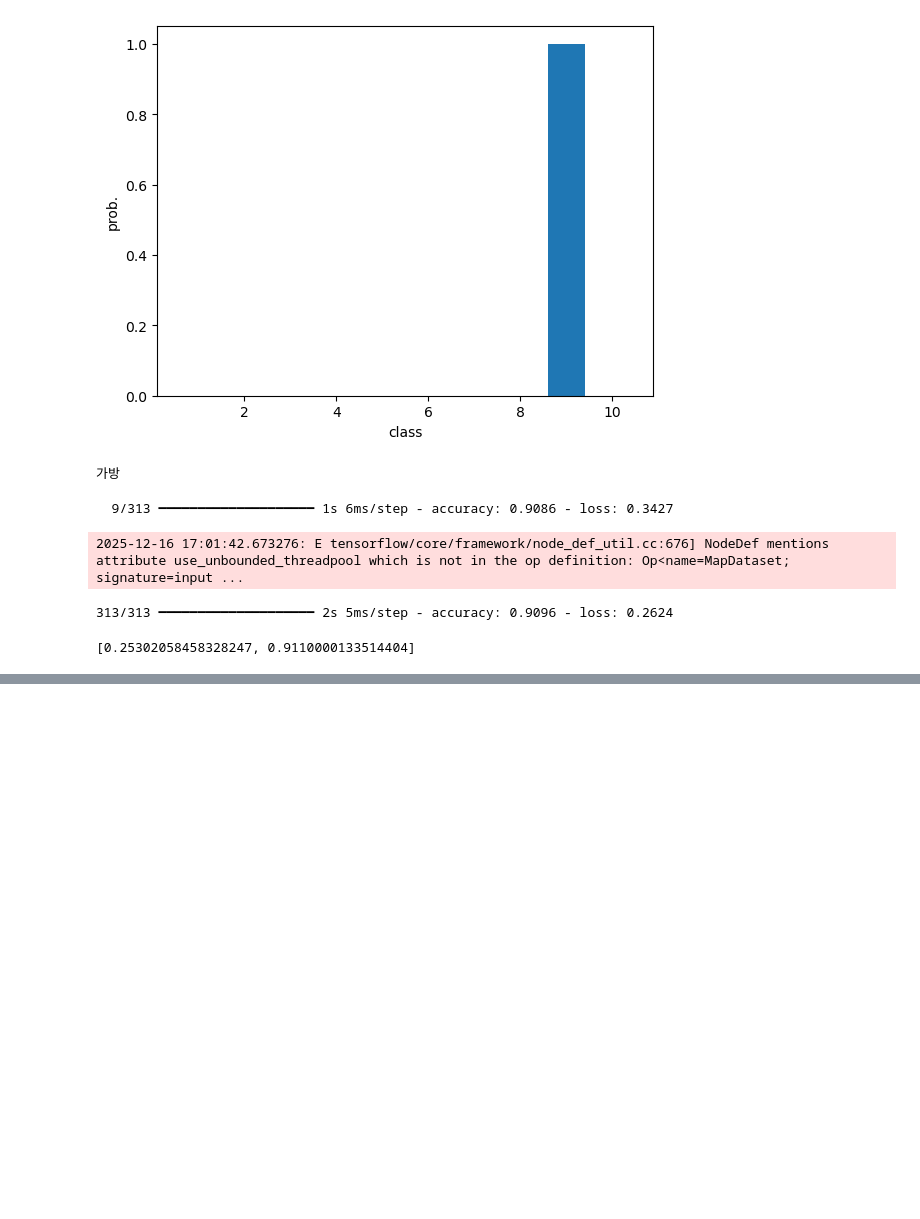
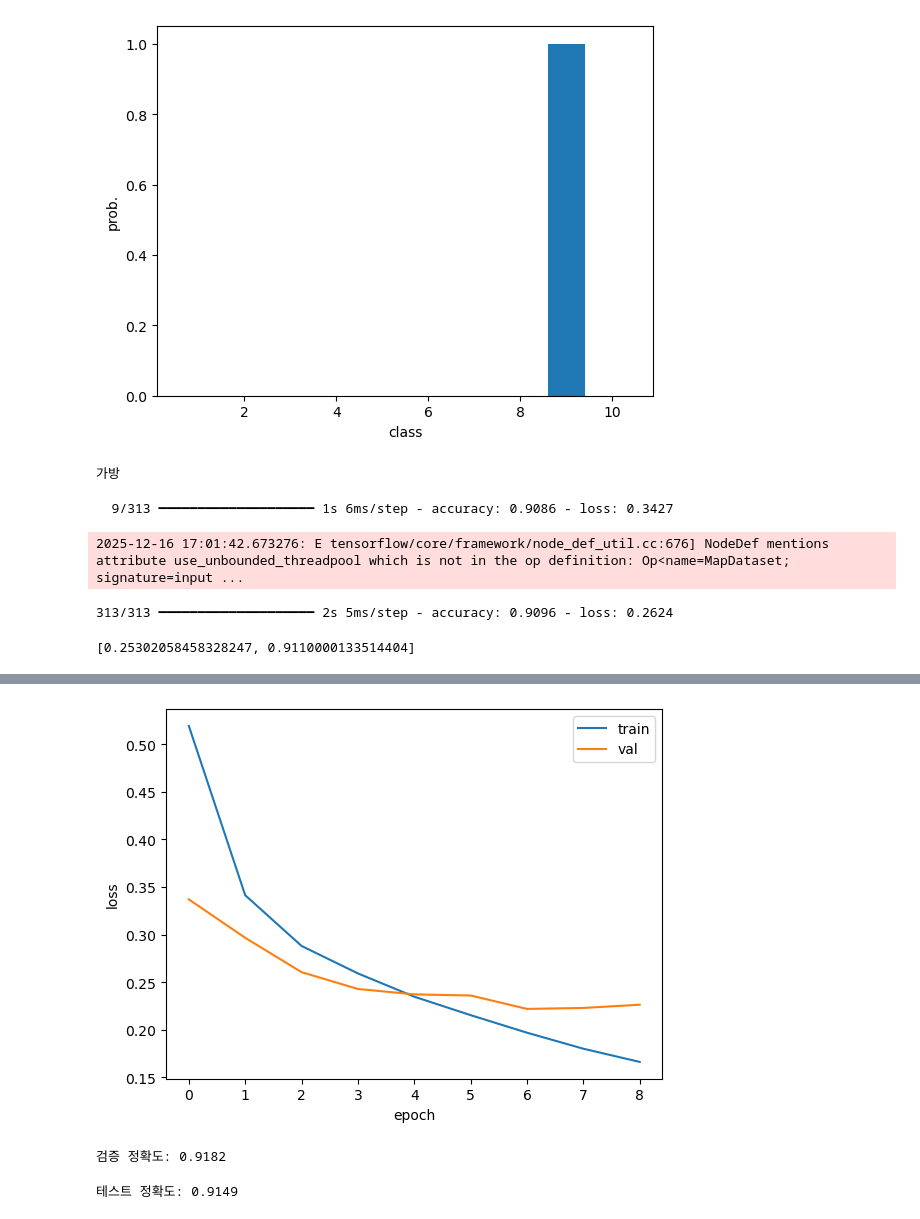
Before and after one commit to oracleaistudy/chanho-ma, a Jupyter notebook: ch08-2.ipynb, the cells around one changed output, grey strips where cells are left out. Drawn from its saved outputs; the diff is of its cells as text; code cells hidden in the pictures; blank space fills up the shorter version.

```diff
--- a/ch08-2.ipynb
+++ b/ch08-2.ipynb
@@ -159,0 +198,14 @@ model.evaluate(test_scaled, test_target)
+# %%
+# 합성곱 모델링
+model = nn.Sequential()
+model.add_module('conv1', nn.Conv2d(1, 32, kernel_size=3, padding='same')) # (3,3) 필터 32개를 입출력 동일하게 패딩
+model.add_module('relu1', nn.ReLU()) # 렐루 활성화 함수
+model.add_module('pool1', nn.MaxPool2d(2)) # (2,2)최대풀링
+model.add_module('conv2', nn.Conv2d(32, 64, kernel_size=3, padding='same')) #
+model.add_module('relu2', nn.ReLU()) # 렐루 활성화 함수
+model.add_module('pool2', nn.MaxPool2d(2)) # (2,2)최대풀링
+model.add_module('flatten', nn.Flatten()) # flatten 층
+
+# 1 채워진 (28,28) 필터 구성 >> 3136 샘플
+outputs = model(torch.ones(1, 1, 28, 28))
+print(outputs.shape)
@@ -159,0 +214,14 @@ model.evaluate(test_scaled, test_target)
+# %%
+# 3136 샘플로 이후 모델링
+model.add_module('dense1', nn.Linear(3136, 100)) # 샘플을 linear 층으로 입력
+model.add_module('relu3', nn.ReLU()) # 렐루 활성화 함수
+model.add_module('dropout', nn.Dropout(0.3)) # 30% 탈락 학습
+model.add_module('dense2', nn.Linear(100, 10)) # 10 출력
+
+# 다중 손실함수 & adam 옵티마이저
+criterion = nn.CrossEntropyLoss()
+optimizer = optim.Adam(model.parameters())
+
+# 가능하면 GPU, 아니면 CPU
+device = torch.device("cuda" if torch.cuda.is_available() else "cpu")
+model.to(device)
@@ -159,0 +300,28 @@ model.evaluate(test_scaled, test_target)
+# %%
+# 훈련 & 검증 손실 그래프
+plt.plot(train_hist, label='train')
+plt.plot(val_hist, label='val')
+plt.xlabel('epoch')
+plt.ylabel('loss')
+plt.legend()
+plt.show()
+# %% [output]
+[figure, added]
+# %%
+# 최종 모델 로드
+model.load_state_dict(torch.load('best_cnn_model.pt', weights_only=True))
+
+# 최종 모델 검증 점수 확인
+model.eval()
+corrects = 0
+with torch.no_grad():
+    for inputs, targets in val_loader:
+        inputs, targets = inputs.to(device), targets.to(device)
+        outputs = model(inputs)
+        predicts = torch.argmax(outputs, 1)
+        corrects += (predicts == targets).sum().item()
+
+accuracy = corrects / len(val_dataset)
+print(f"검증 정확도: {accuracy:.4f}")
+# %% [output]
+검증 정확도: 0.9182
@@ -159,0 +335,15 @@ model.evaluate(test_scaled, test_target)
+# %%
+# 테스트 점수 확인
+model.eval()
+corrects = 0
+with torch.no_grad():
+    for inputs, targets in test_loader:
+        inputs, targets = inputs.to(device), targets.to(device)
+        outputs = model(inputs)
+        predicts = torch.argmax(outputs, 1)
+        corrects += (predicts == targets).sum().item()
+
+accuracy = corrects / len(test_dataset)
+print(f"테스트 정확도: {accuracy:.4f}")
+# %% [output]
+테스트 정확도: 0.9149
```
Also changed, not shown: parts of 8 cells of this notebook.
